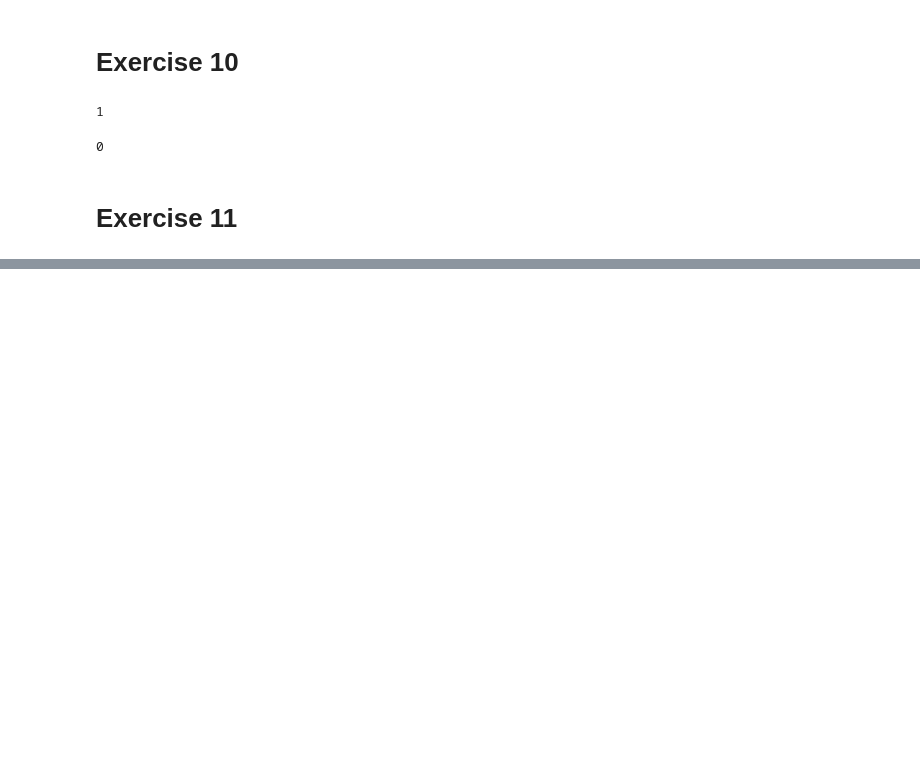
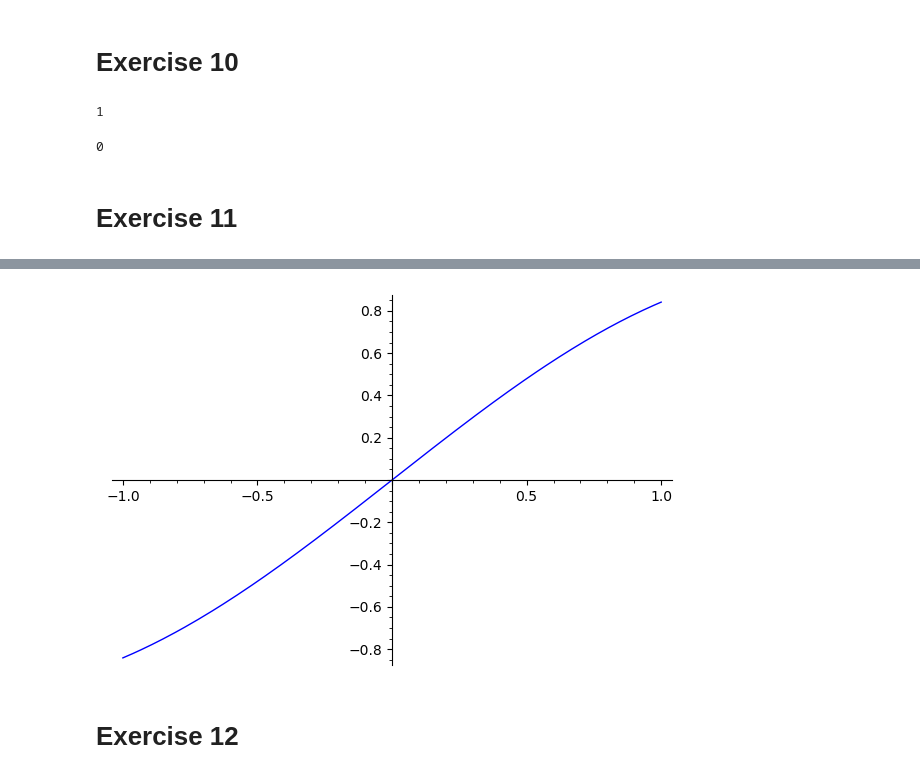
Before and after one commit to georgerapeanu/BBU-Computer-Science, a Jupyter notebook: Semester2/SD/lab1.ipynb, the cells around one changed output, grey strips where cells are left out. Cells and saved outputs as stored; diff of their text form; code cells hidden in the pictures; blank space fills up the shorter version.

```diff
--- a/Semester2/SD/lab1.ipynb
+++ b/Semester2/SD/lab1.ipynb
@@ -169,0 +180,6 @@ Graphics object consisting of 1 graphics primitive
+# %%
+plot(f)
+# %% [output]
+[figure, added]
+# %% [markdown]
+# Exercise 12
```
Also changed, not shown: parts of 22 cells of this notebook.
